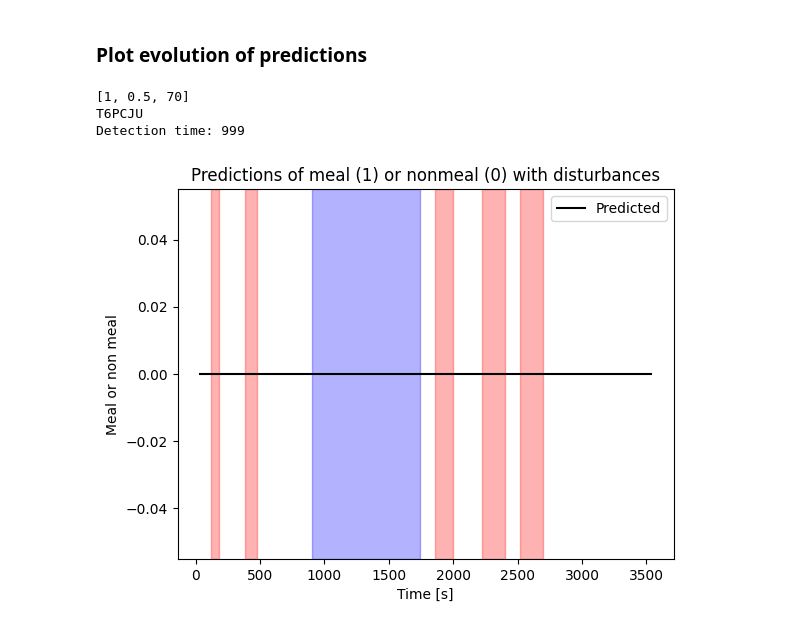
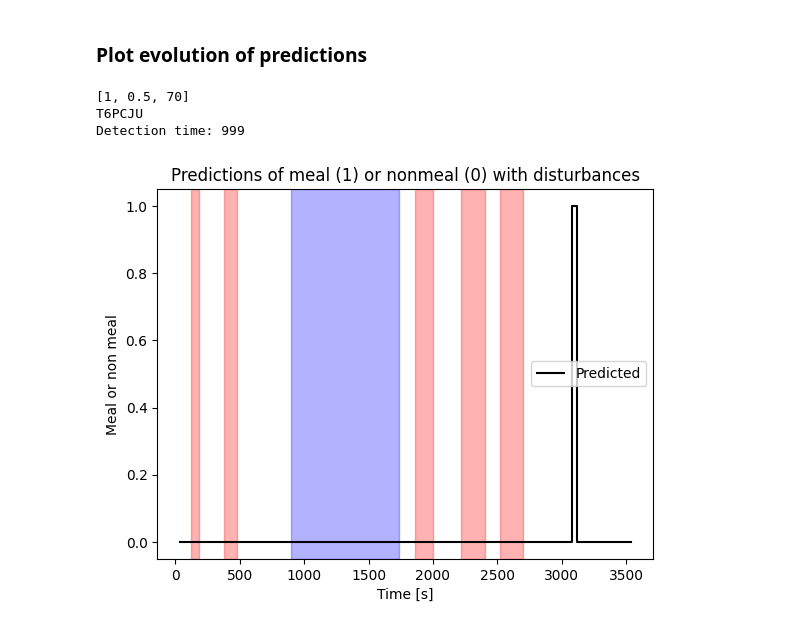
Before and after one commit to Majager/master_ML, a Jupyter notebook: Results/Analyze_results.ipynb, the cells around one changed output. Saved outputs shown, nothing was run; the diff lists cells and outputs as text; code cells hidden in the pictures.

```diff
--- a/Results/Analyze_results.ipynb
+++ b/Results/Analyze_results.ipynb
@@ -161,24 +166,4 @@ def find_meta_data_tsd(id):
     return None
-# %%
-def find_meta_data(id):
-    wav_files = []
-    metadata_files = []
-    recording_ids = []
-
-    # Loop through each participant in data folder
-    root_folder_path_os = os.path.abspath(root_folder_path)
-    for subject_folder in os.listdir(root_folder_path_os):
-        subject_folder_path = os.path.join(root_folder_path_os,subject_folder)
-        # Ensure directory (folder)
-        if os.path.isdir(subject_folder_path):
-            # Loop through each recording for subject
-            for recording_folder in os.listdir(subject_folder_path):
-                recording_folder_path = os.path.join(subject_folder_path,recording_folder)
-                if recording_folder == id:
-                    if os.path.isdir(recording_folder_path):
-                        metadata_file_path = os.path.join(recording_folder_path, f"{recording_folder}.json")
-                        return metadata_file_path
-    return None
 # %%
 def find_disturbances(id):
     print(id)
@@ -256,14 +241,14 @@ def find_evolution_parameters(folder_path):
         disturbances = find_disturbances(ids[subject_idx])
         plot_evolution(true[subject_idx],predictions[subject_idx],disturbances,subsequence_length)
 # %%
-#folder_path = "hmm_validation\\data\\20250220_105418"
+folder_path = "hmm_validation\\data\\20250221_095918"
 #folder_path = "hmm_test\\data\\20250220_105740"
-folder_path = "lda_validation\\data\\20250220_110250"
-#folder_path =
-#folder_path =
+#folder_path = "lda_validation\\data\\20250220_110250"
+#folder_path = "lda_test\\data\\20250220_110430"
+#folder_path = "rnn_test\\data\\20250220_110017"
 find_evolution_parameters(folder_path)
 # %% [output]
 [1, 0.5, 70]
 T6PCJU
 Detection time: 999
-[figure, old version]
+[figure, new version]
```
Also changed, not shown: parts of 1 cell of this notebook, 3 other files.
